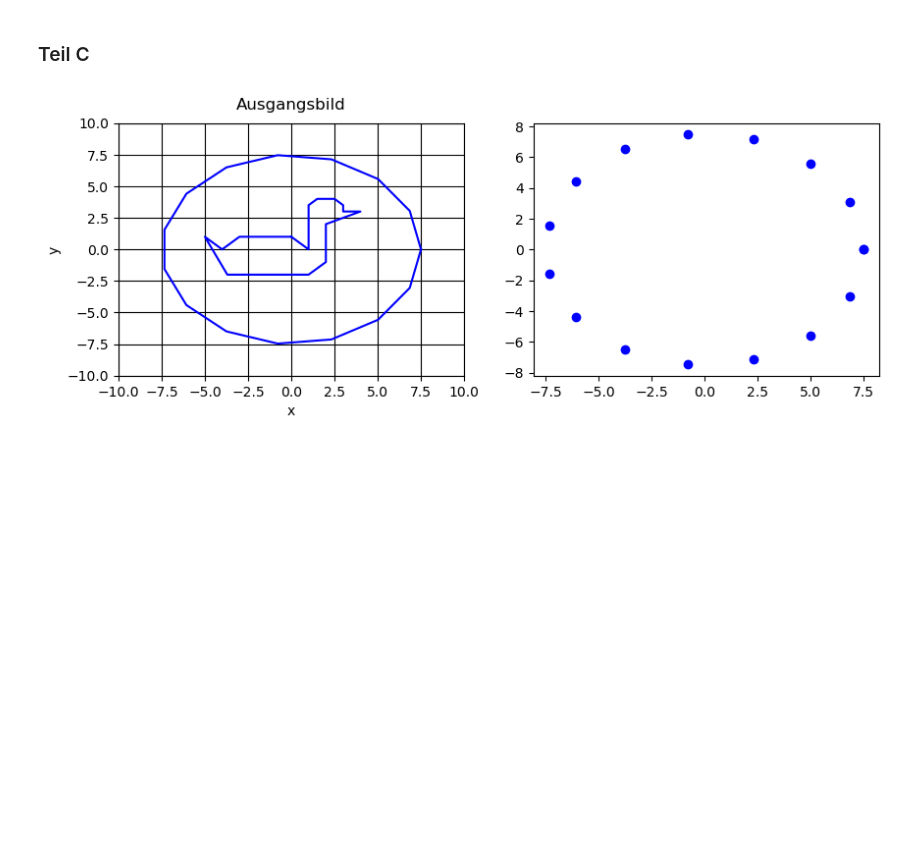
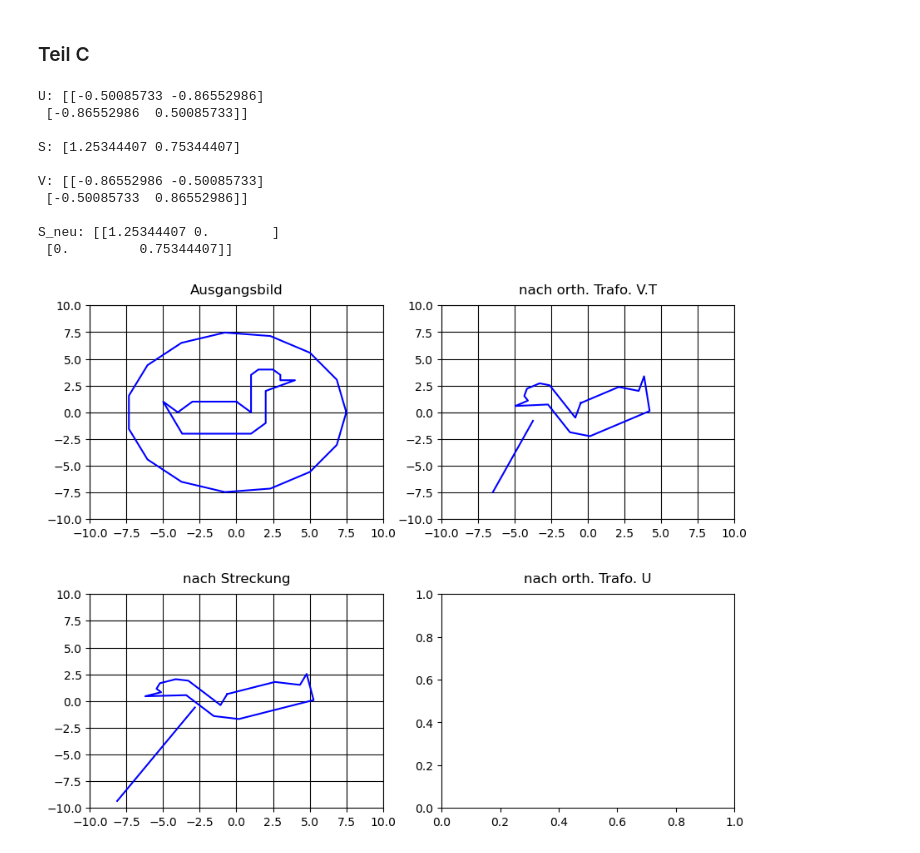
Before and after one commit to Javiermateor/Numerische-Mathematik-I-fuer-Ingenieure, a Jupyter notebook: HA2.ipynb, the cells around one changed output. Cells and saved outputs as stored; diff of their text form; code cells hidden in the pictures; blank space fills up the shorter version.

```diff
--- a/HA2.ipynb
+++ b/HA2.ipynb
@@ -261,8 +261,21 @@ def cart2pol(A, t):
 ente=np.array([[0, 1, 1, 1.5 ,2.5 ,3, 3, 4, 2, 2, 1, -3.7, -5, -4, -3, 0],
               [1, 0, 3.5, 4, 4, 3.5, 3, 3, 2, -1, -2, -2, 1, 0, 1, 1]])
 
-A=[]
+A=np.array([[0.87, -0.25],[0.75, 0.87]])
 kreis = cart2pol(ente, 2*math.pi)
+
+U, S, V = np.linalg.svd(A, full_matrices=True)
+print(f'U: {U} \n')
+print(f'S: {S} \n')
+print(f'V: {V} \n')
+
+d = S.shape[0]
+S_neu = np.zeros((d, d))
+S_neu = np.diag(S)
+
+print(f'S_neu: {S_neu} \n')
+
+
 
 
 f1= plt.figure(figsize=(10,8), dpi=100)
@@ -270,34 +283,72 @@ f1= plt.figure(figsize=(10,8), dpi=100)
 
 # 1.Subplot: Ausgangsbild
 ax1 = plt.subplot(2,2,1)
 
 plt.title("Ausgangsbild", pad ='10')
 plt.xlim(-10, 10)
 plt.ylim(-10, 10)
 plt.grid(color='k')
-plt.xlabel("x")
-plt.ylabel("y")
 
 plt.plot(ente[0,:], ente[1,:], color='blue')
 plt.plot(kreis[:,0], kreis[:,1], color='blue')
 
 # 2.Subplot: nach orth. Trafo. V.T
 
 ax2 = plt.subplot(2,2,2)
 
-plt.plot(kreis[:,0], kreis[:,1], 'o', color='blue', label='Punkte')
+plt.title("nach orth. Trafo. V.T", pad ='10')
+
+ente2 = np.matmul(V.T, ente)
+kreis2 = np.matmul(V.T, kreis.T)
+
+plt.xlim(-10, 10)
+plt.ylim(-10, 10)
+plt.grid(color='k')
+
+plt.plot(ente2[0,:], ente2[1,:], color='blue')
+plt.plot(kreis2[:,0], kreis2[:,1], color='blue')
+
+
 
 # 3.Subplot: nach Streckung
+
+ax3 = plt.subplot(2,2,3)
+
+ente3 = np.matmul(S_neu, ente2)
+kreis3 = np.matmul(S_neu, kreis2)
+
+
+plt.title("nach Streckung", pad ='10')
+plt.xlim(-10, 10)
+plt.ylim(-10, 10)
+plt.grid(color='k')
+
+
+plt.plot(ente3[0,:], ente3[1,:], color='blue')
+plt.plot(kreis3[:,0], kreis3[:,1], color='blue')
 
 
 # 4.Subplot: nach orth. Trafo. U
 
+ax4 = plt.subplot(2,2,4)
+
+plt.title("nach orth. Trafo. U", pad ='10')
 
 
 #Plots Einstellungen
 plt.subplots_adjust(hspace=0.35)
 plt.show()
 
 #Auswahl von rho und Auflösung von der Matrix Kreis ----> phi Werte.... linspace vergrößern?
 # %% [output]
+U: [[-0.50085733 -0.86552986]
+ [-0.86552986  0.50085733]]
+
+S: [1.25344407 0.75344407]
+
+V: [[-0.86552986 -0.50085733]
+ [-0.50085733  0.86552986]]
+
+S_neu: [[1.25344407 0.        ]
+ [0.         0.75344407]]
-[figure, old version]
+[figure, new version]
```
